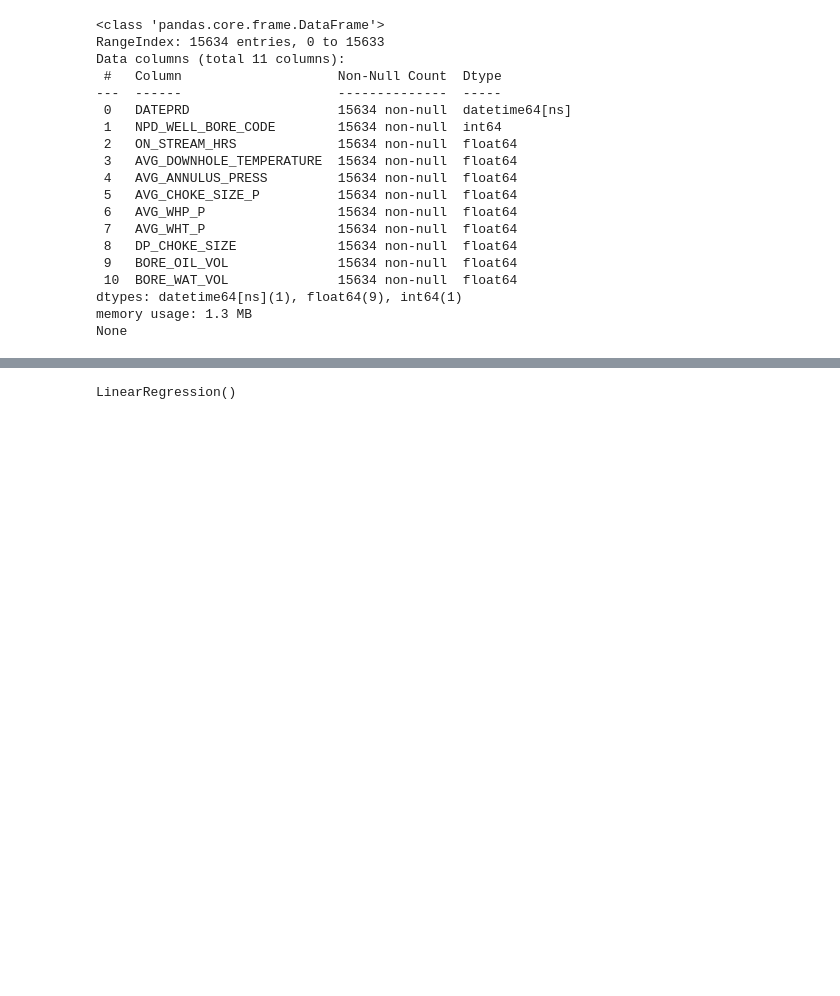
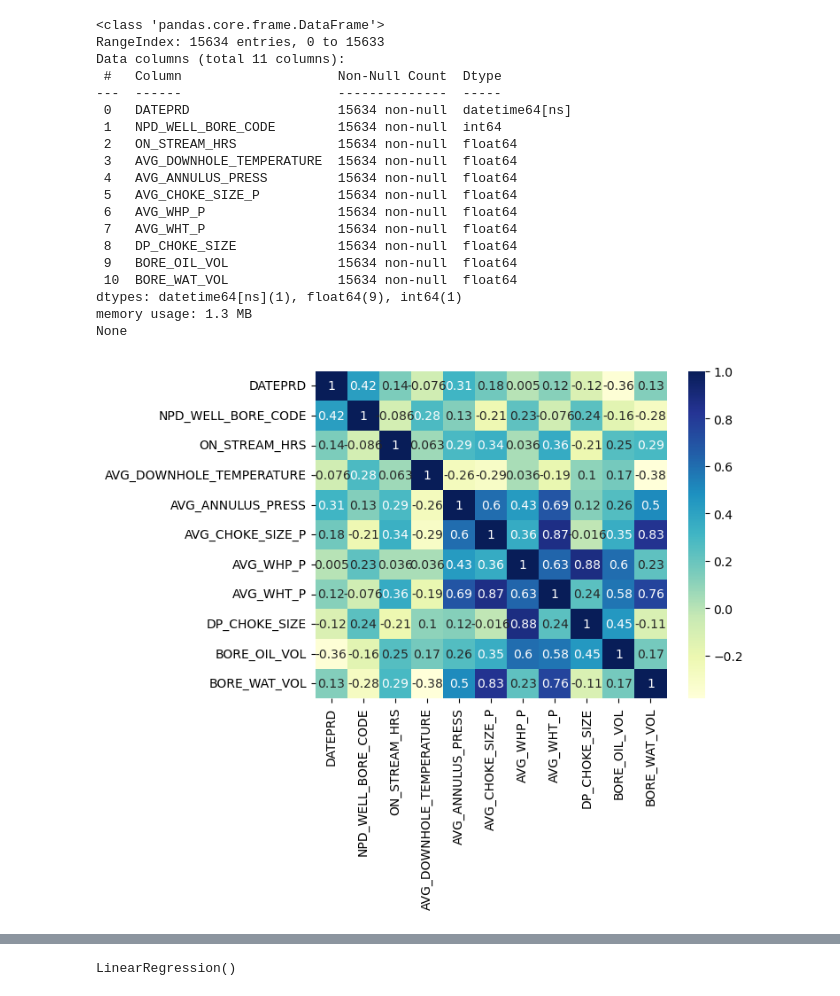
Before and after one commit to Lollyrana/Oil-production-using-ML, a Jupyter notebook: Prediction of Bore Oil Volume .ipynb, the cells around one changed output, grey strips where cells are left out. Saved outputs shown, nothing was run; the diff lists cells and outputs as text; code cells hidden in the pictures; blank space fills up the shorter version.

```diff
--- a/Prediction of Bore Oil Volume .ipynb
+++ b/Prediction of Bore Oil Volume .ipynb
@@ -61,4 +60,12 @@ Data columns (total 11 columns):
 dtypes: datetime64[ns](1), float64(9), int64(1)
 memory usage: 1.3 MB
 None
+# %%
+
+dataplot = sn.heatmap(newdf.corr(numeric_only=False), cmap="YlGnBu", annot=True)
+
+# displaying heatmap
+plt.show()
+# %% [output]
+[figure, added]
 # %%
```
Also changed, not shown: parts of 5 cells of this notebook.
